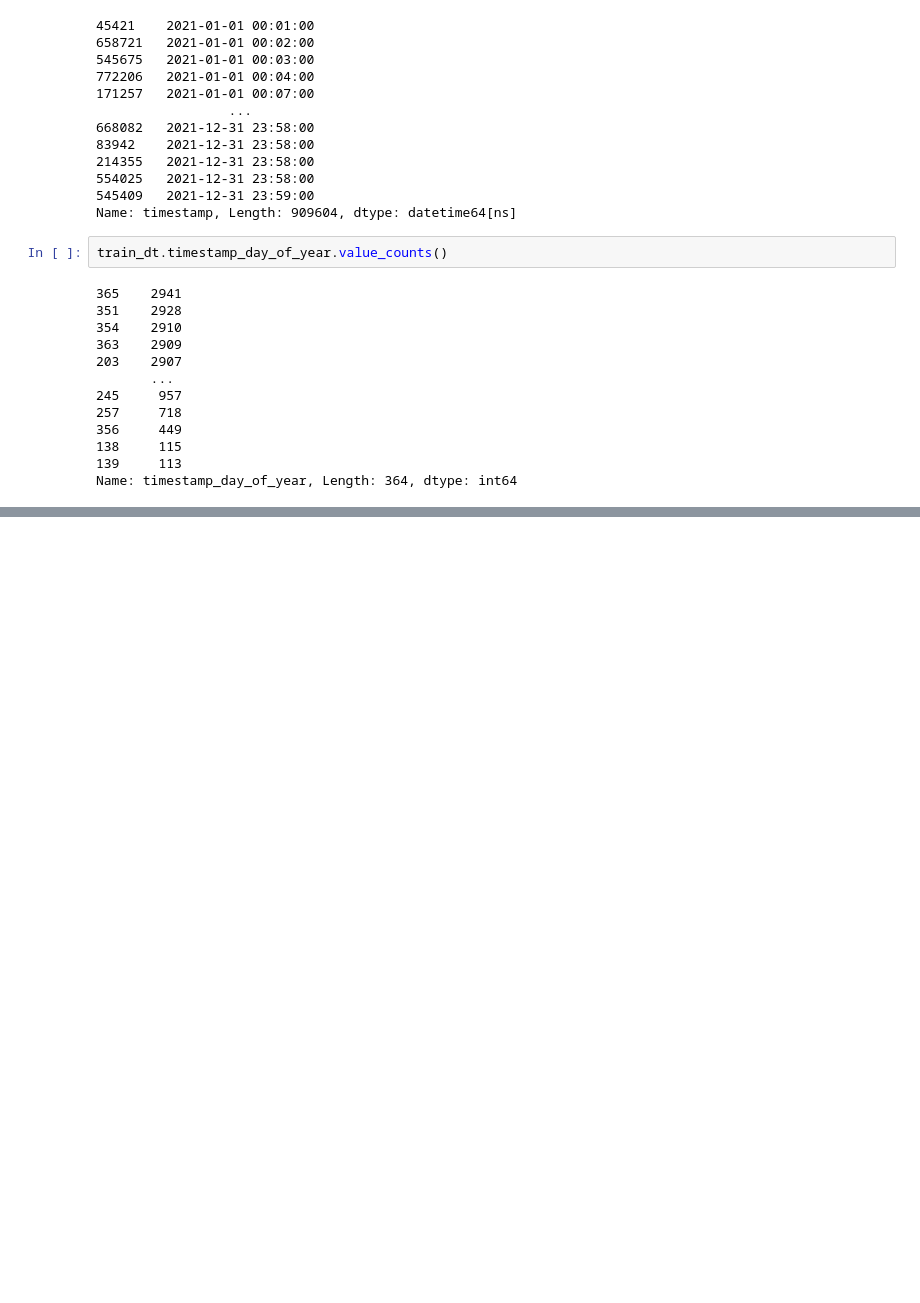
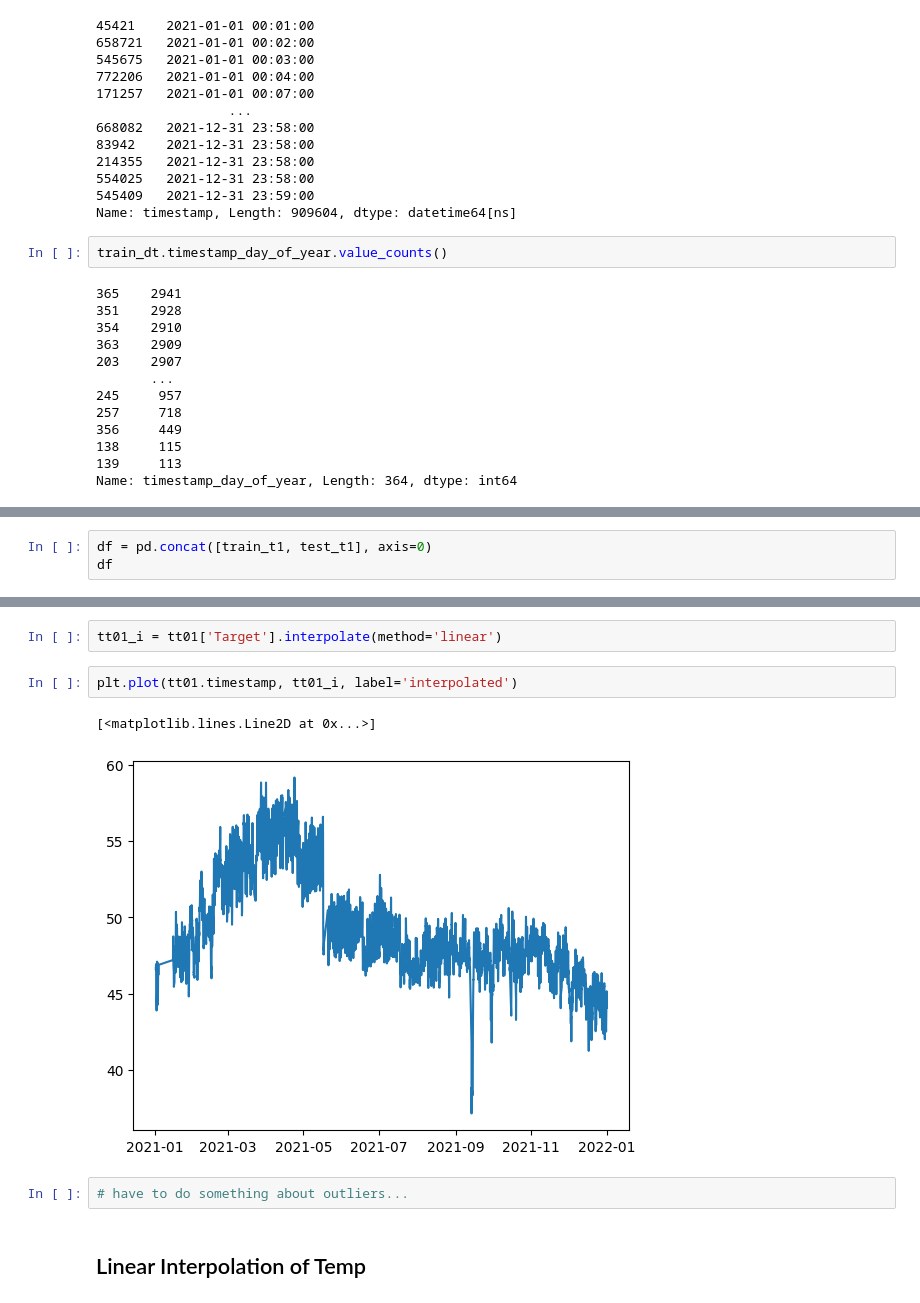
Before and after one commit to k-loki/re_new-machinehack, a Jupyter notebook: notebooks/ft_sel.ipynb, the cells around one changed output, grey strips where cells are left out. Drawn from its saved outputs; the diff is of its cells as text; blank space fills up the shorter version.

Commit message:
interpolation? bad commit

```diff
--- a/notebooks/ft_sel.ipynb
+++ b/notebooks/ft_sel.ipynb
@@ -456,0 +571,3 @@ train_dt.groupby('timestamp_day_of_year').Target.mean()
+# %%
+df = pd.concat([train_t1, test_t1], axis=0)
+df
@@ -456,0 +827,11 @@ train_dt.groupby('timestamp_day_of_year').Target.mean()
+# %%
+tt01_i = tt01['Target'].interpolate(method='linear')
+# %%
+plt.plot(tt01.timestamp, tt01_i, label='interpolated')
+# %% [output]
+[<matplotlib.lines.Line2D at 0x...>]
+[figure, added]
+# %%
+# have to do something about outliers...
+# %% [markdown]
+## Linear Interpolation of Temp
```
Also changed, not shown: parts of 75 cells of this notebook.
